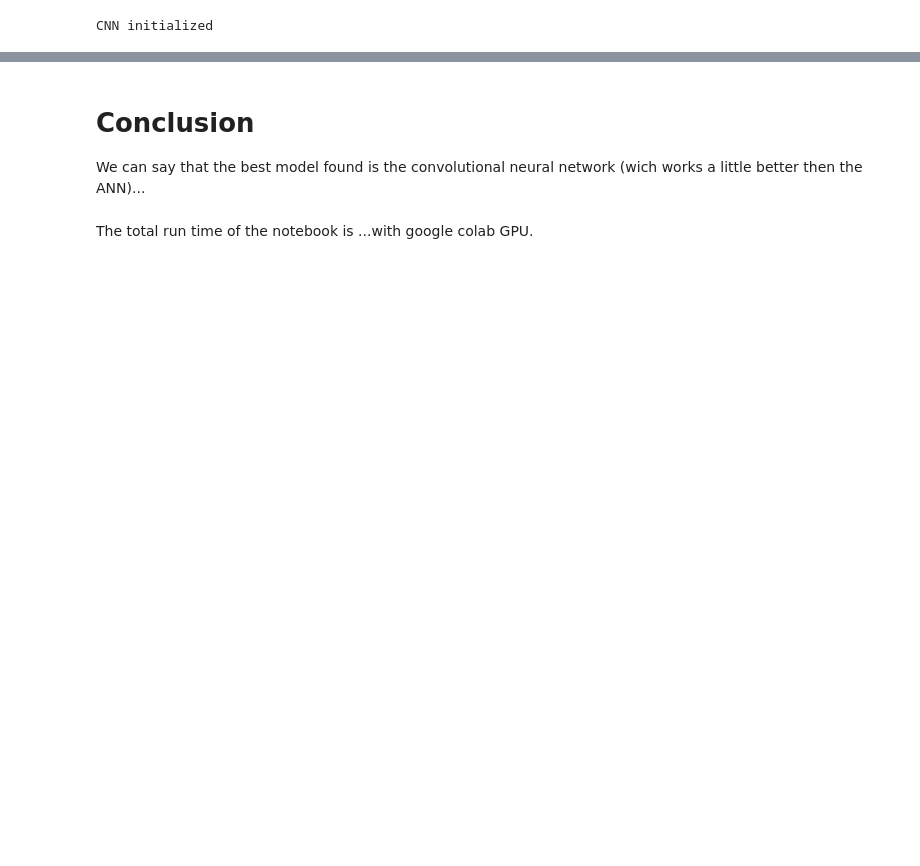
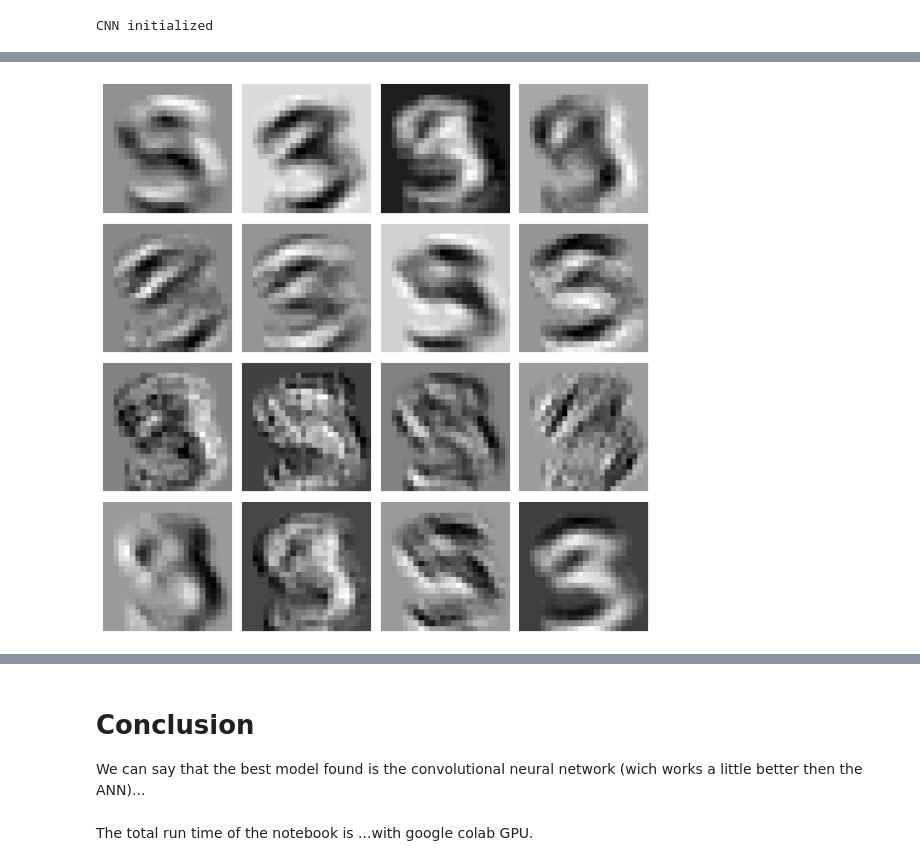
Before and after one commit to GianmarcoLattaruolo/Machine-Learning-Corso-Interno, a Jupyter notebook: Project_Bassi_Lattaruolo.ipynb, the cells around one changed output, grey strips where cells are left out. Drawn from its saved outputs; the diff is of its cells as text; code cells hidden in the pictures; blank space fills up the shorter version.

```diff
--- a/Project_Bassi_Lattaruolo.ipynb
+++ b/Project_Bassi_Lattaruolo.ipynb
@@ -685,0 +833,26 @@ trained epochs: 5
+# %%
+# Acces convolution filters
+conv1 = net.cnn[0].weight.data.cpu()
+conv2 = net.cnn[5].weight.data.cpu()
+# %%
+### First convolution filter
+fig = plt.figure(figsize=(8, 8))
+cols, rows = 4,4
+
+# Take an image and apply convolution
+img, label = train_data[5]
+img = F.conv2d(img.unsqueeze(dim=0), conv1)
+
+
+# Plot filtered images
+
+for i in range(16):
+    fig.add_subplot(rows, cols, i+1)
+    plt.axis("off")
+    #plt.title("Filter %d" %(i+1))
+    plt.imshow(img.squeeze().numpy()[i], cmap="gray")
+
+plt.tight_layout()
+plt.show()
+# %% [output]
+[figure, added]
```
Also changed, not shown: parts of 20 cells of this notebook.
